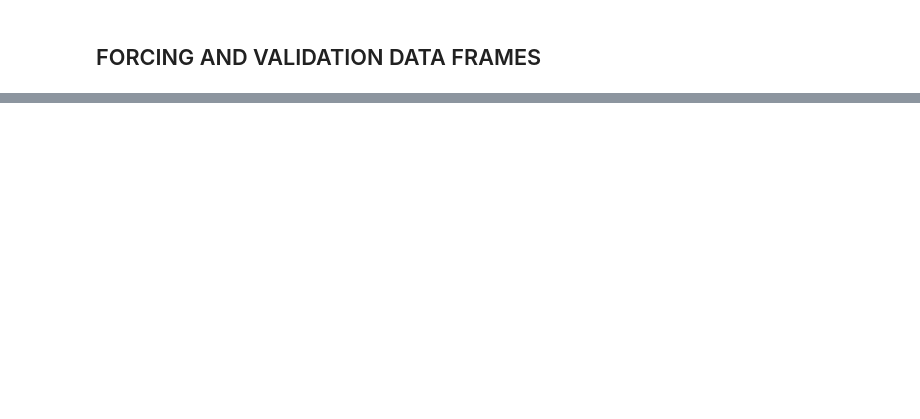
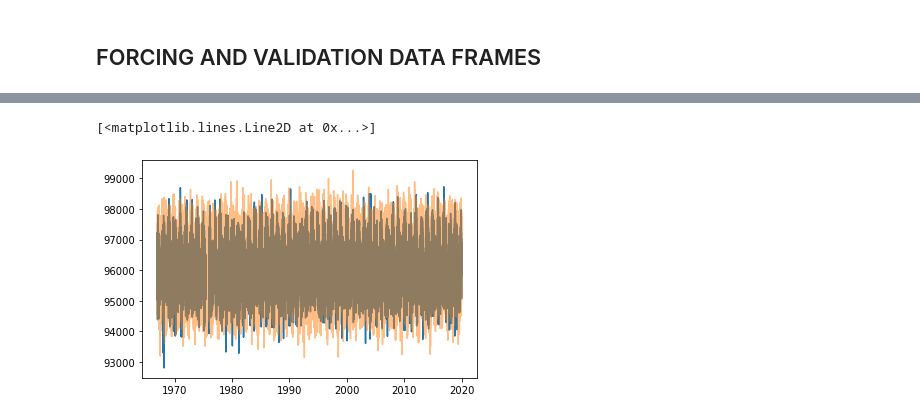
Before and after one commit to MrKozelberg/rihmi_wdc, a Jupyter notebook: source/forcing_and_validation.ipynb, the cells around one changed output, grey strips where cells are left out. Cells and saved outputs as stored; diff of their text form; code cells hidden in the pictures; blank space fills up the shorter version.

```diff
--- a/source/forcing_and_validation.ipynb
+++ b/source/forcing_and_validation.ipynb
@@ -595,0 +639,28 @@ for col in a.columns[1:]:
+# %%
+def reconstruct(timeseries, dates):
+    x = np.arange(len(dates))
+    linreg = stats.linregress(x[~np.isnan(timeseries)], timeseries[~np.isnan(timeseries)])
+
+    mean = np.nanmean(timeseries)
+    std = np.nanstd(timeseries)
+
+    lin = linreg.intercept + x * linreg.slope
+    daily = np.nanmean(timeseries.to_numpy().reshape(-1,8), axis=0)
+    daily_std = np.nanstd(timeseries.to_numpy().reshape(-1,8), axis=0)
+    seasonal = seasonalVariation(timeseries, dates)
+
+    res = np.empty_like(timeseries)
+    for i in range(len(res)):
+        day = (dates[i] - dt.datetime(dates[i].year,1,1)).days
+        hour = i % 8
+        res[i] = mean + (lin[i] - mean) + (seasonal[day] - mean) + (daily[hour] - mean) + np.random.normal(0,std)
+        res[i]
+
+    return res
+# %%
+rec_var = reconstruct(a["Air pressure at station level (Pa)"], a["GMT datetime"])
+plt.plot(_datetime, a["Air pressure at station level (Pa)"])
+plt.plot(_datetime, rec_var, alpha=0.5)
+# %% [output]
+[<matplotlib.lines.Line2D at 0x...>]
+[figure, added]
```
Also changed, not shown: parts of 17 cells of this notebook, 1 other file.
